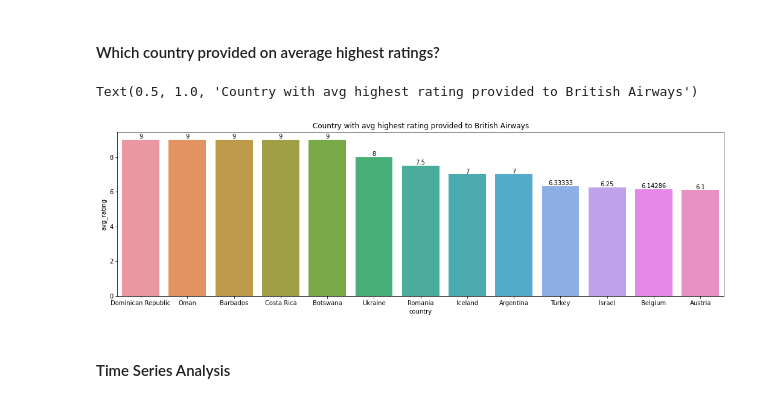
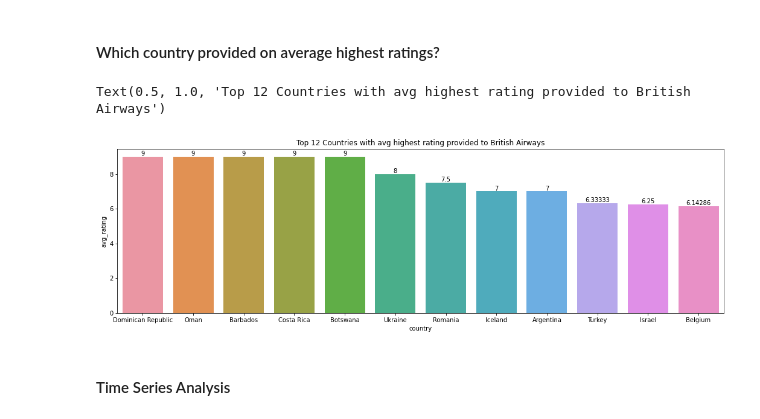
Before and after one commit to hseju/British-Airways-Good-or-Bad, a Jupyter notebook: EDA/EDA-BA-reveiws.ipynb, the cells around one changed output. Drawn from its saved outputs; the diff is of its cells as text; code cells hidden in the pictures.

```diff
--- a/EDA/EDA-BA-reveiws.ipynb
+++ b/EDA/EDA-BA-reveiws.ipynb
@@ -16,6 +18,9 @@ import datetime as dt
 # create the dataframe
 cwd = os.getcwd()
 df = pd.read_csv(cwd+"/cleaned-BA-reviews.csv", index_col=0)
+
+#let's also check the index are in order
+df = df.reset_index(drop=True)
 # %%
 df.head()
 # %% [output]
@@ -105,12 +112,12 @@ df_country_rating = pd.DataFrame(df.groupby('country').mean()['stars'].sort_valu
 df_country_rating.rename(columns={'stars':'avg_rating'}, inplace=True)
 # %%
 fig, ax = plt.subplots(figsize=(18,5))
-ax1 = sns.barplot(x='country', y='avg_rating', data=df_country_rating[:13])
+ax1 = sns.barplot(x='country', y='avg_rating', data=df_country_rating[:12])
 ax.bar_label(ax.containers[0])
-ax.set_title("Country with avg highest rating provided to British Airways")
+ax.set_title("Top 12 Countries with avg highest rating provided to British Airways")
 # %% [output]
-Text(0.5, 1.0, 'Country with avg highest rating provided to British Airways')
+Text(0.5, 1.0, 'Top 12 Countries with avg highest rating provided to British Airways')
-[figure, old version]
+[figure, new version]
 # %% [markdown]
 #### Time Series Analysis
 # %%
```
Also changed, not shown: parts of 43 cells of this notebook, 2 other files.
